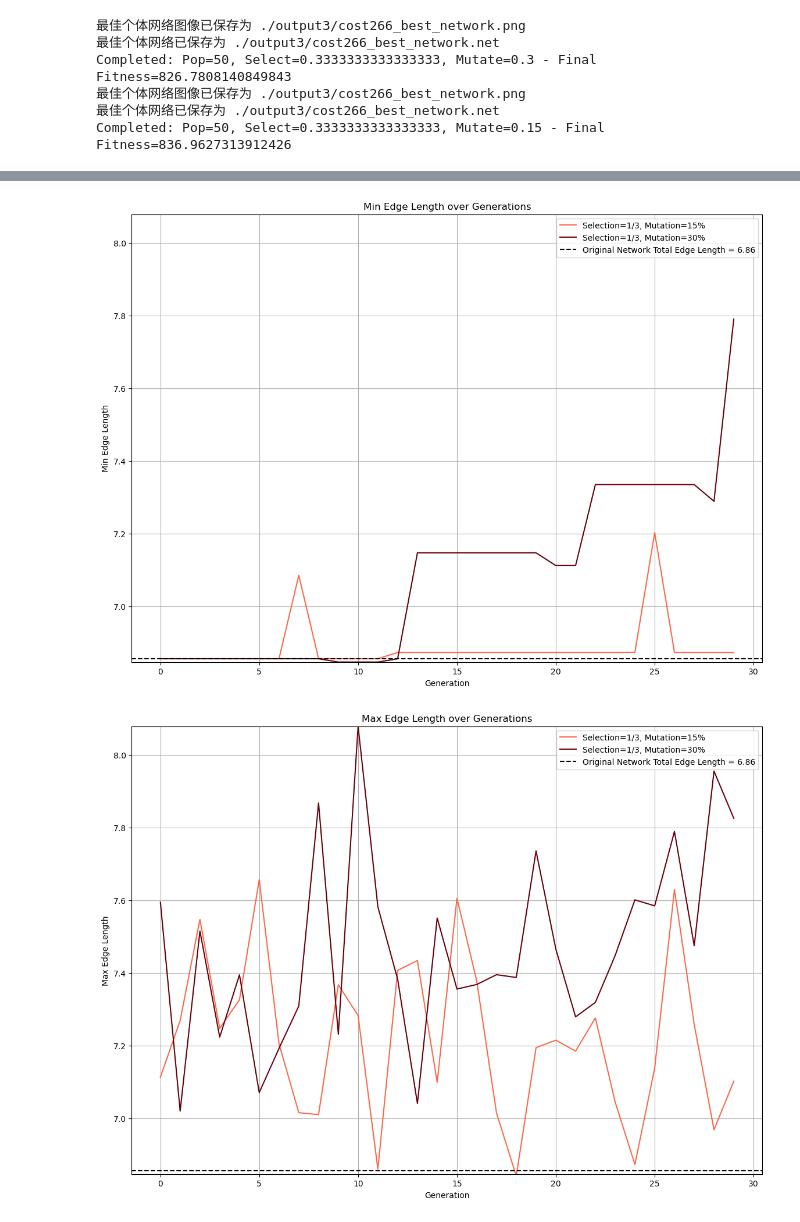
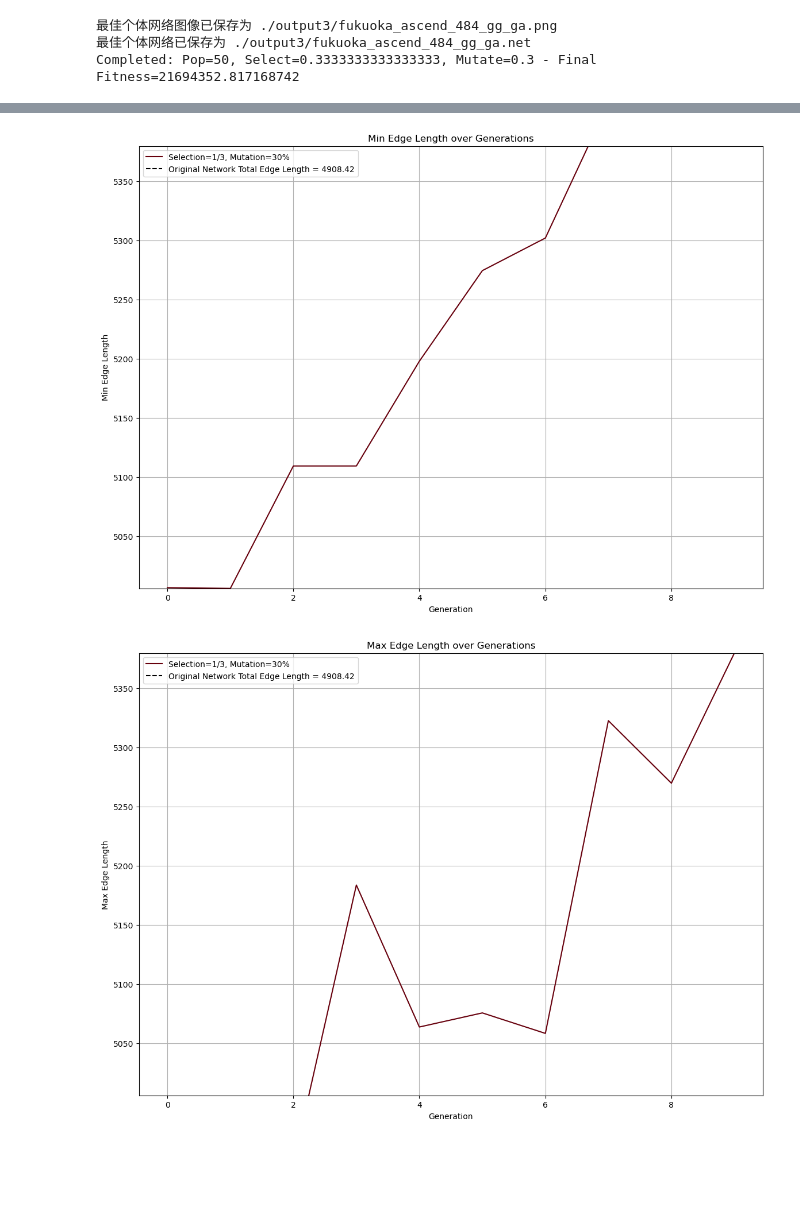
Before and after one commit to doctorh42/test_codes_huang, a Jupyter notebook: newnotebook3/text.ipynb, the cells around one changed output, grey strips where cells are left out. Saved outputs shown, nothing was run; the diff lists cells and outputs as text; code cells hidden in the pictures; blank space fills up the shorter version.

```diff
--- a/newnotebook3/text.ipynb
+++ b/newnotebook3/text.ipynb
@@ -173,7 +173,7 @@ population_sizes = [50]
 selection_ratios = [1 / 3]
 mutation_probs = [0.3]
 progress_bars = {
-    pop_size: tqdm(total=2 * num_generations, desc=f'Population={pop_size}', position=i, leave=True)
+    pop_size: tqdm(total=1 * num_generations, desc=f'Population={pop_size}', position=i, leave=True)
     for i, pop_size in enumerate(population_sizes)
 }
 
@@ -295,6 +295,3 @@ for metric, values in zip(["min", "max", "avg"], [0, 1, 2]):
-最佳个体网络图像已保存为 ./output3/cost266_best_network.png
-最佳个体网络已保存为 ./output3/cost266_best_network.net
-Completed: Pop=50, Select=0.3333333333333333, Mutate=0.3 - Final Fitness=826.7808140849843
-最佳个体网络图像已保存为 ./output3/cost266_best_network.png
-最佳个体网络已保存为 ./output3/cost266_best_network.net
-Completed: Pop=50, Select=0.3333333333333333, Mutate=0.15 - Final Fitness=836.9627313912426
+最佳个体网络图像已保存为 ./output3/fukuoka_ascend_484_gg_ga.png
+最佳个体网络已保存为 ./output3/fukuoka_ascend_484_gg_ga.net
+Completed: Pop=50, Select=0.3333333333333333, Mutate=0.3 - Final Fitness=21694352.817168742
@@ -304,2 +301,2 @@ Completed: Pop=50, Select=0.3333333333333333, Mutate=0.15 - Final Fitness=836.96
-[figure, old version]
+[figure, new version]
-[figure, old version]
+[figure, new version]
```
Also changed, not shown: parts of 1 cell of this notebook, 14 other files.
